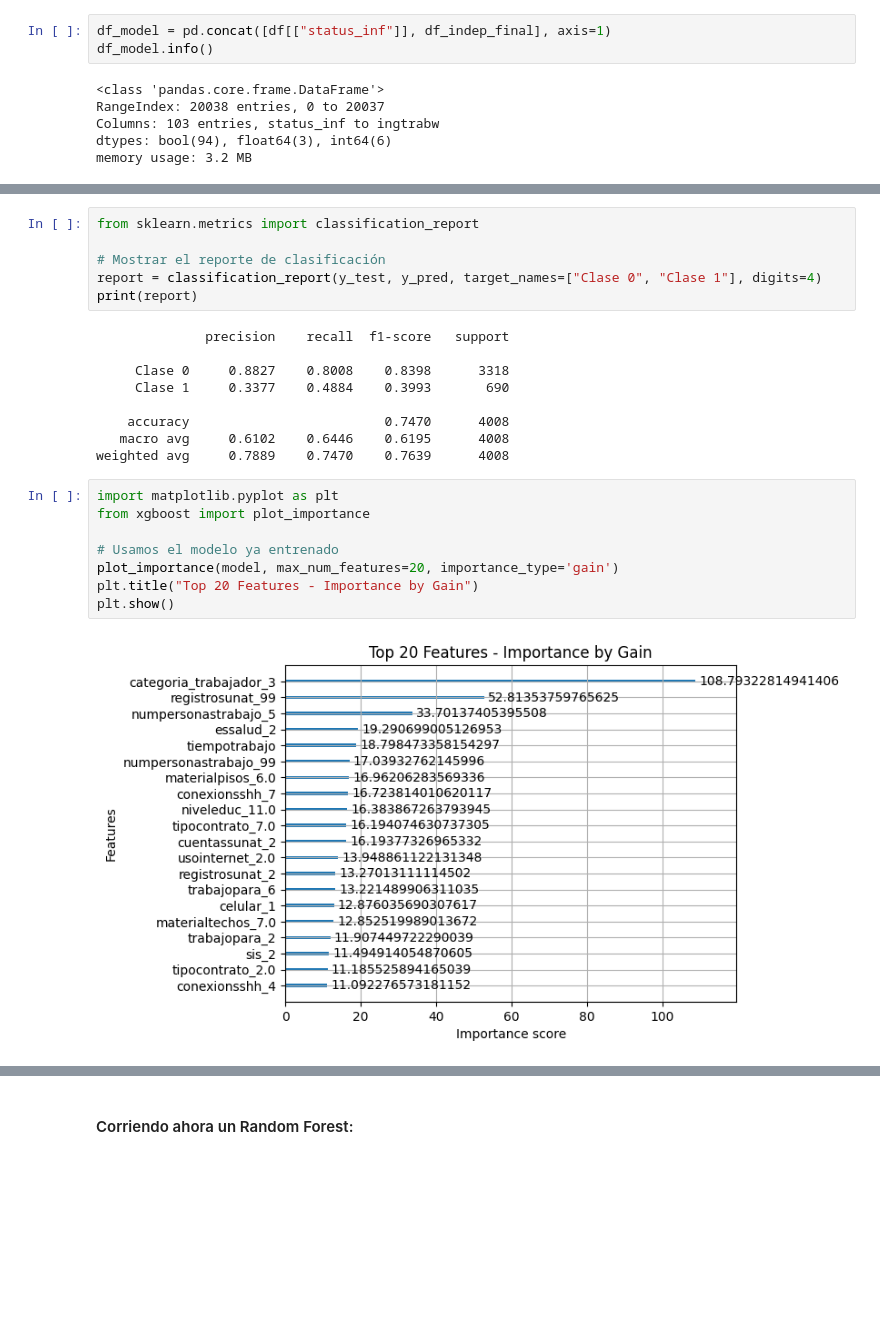
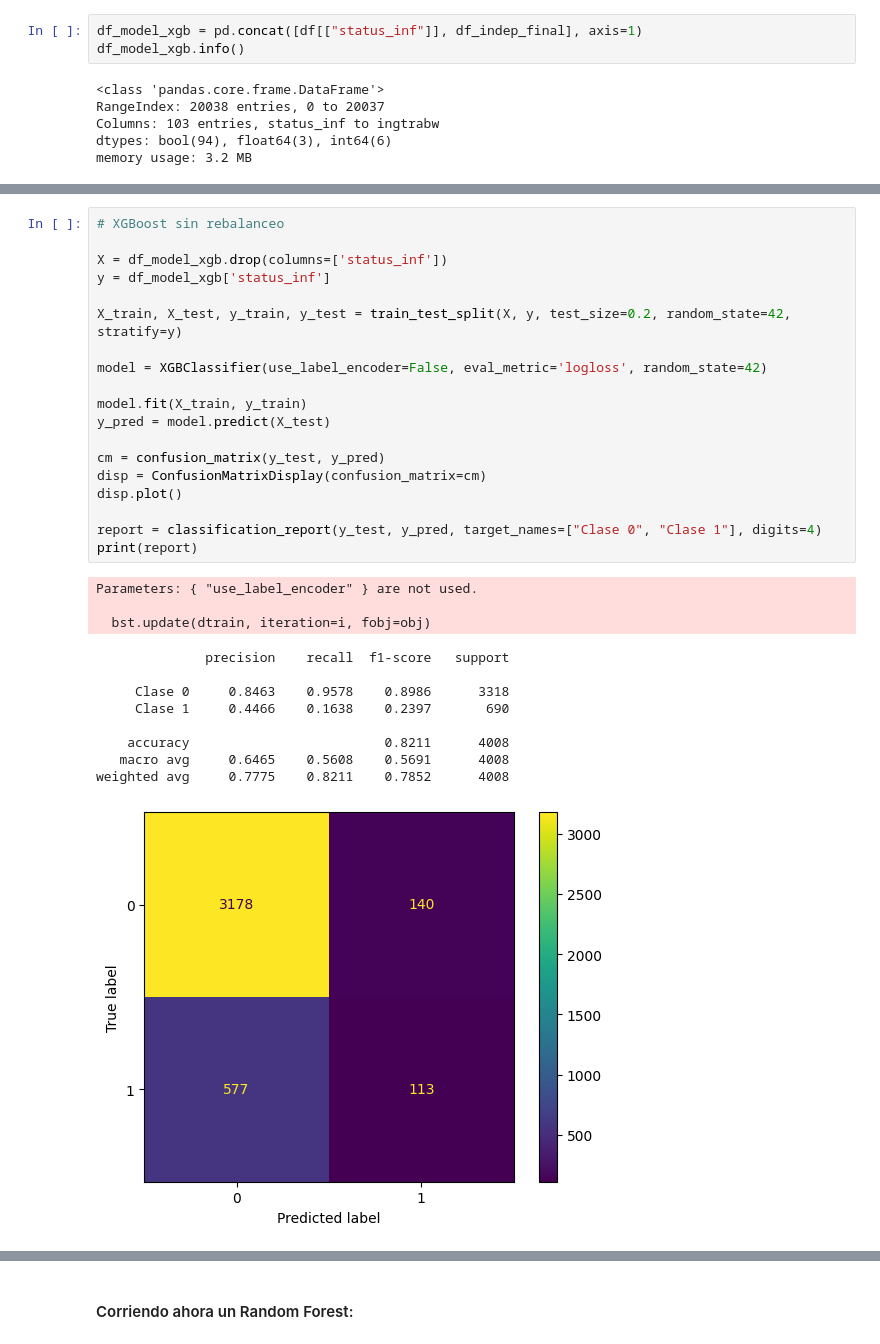
Before and after one commit to sergiocuadrosq/tesis_cyv, a Jupyter notebook: scripts/02a_final_data_prep_and_modelling.ipynb, the cells around one changed output, grey strips where cells are left out. Cells and saved outputs as stored; diff of their text form; blank space fills up the shorter version.

```diff
--- a/scripts/02a_final_data_prep_and_modelling.ipynb
+++ b/scripts/02a_final_data_prep_and_modelling.ipynb
@@ -180,6 +184,6 @@ Nuevo número de variables del dataset de variables independientes después de e
 # %%
-df_model = pd.concat([df[["status_inf"]], df_indep_final], axis=1)
-df_model.info()
+df_model_xgb = pd.concat([df[["status_inf"]], df_indep_final], axis=1)
+df_model_xgb.info()
 # %% [output]
 <class 'pandas.core.frame.DataFrame'>
 RangeIndex: 20038 entries, 0 to 20037
@@ -353,25 +193,32 @@ plt.show()
-# %%
-from sklearn.metrics import classification_report
-
-# Mostrar el reporte de clasificación
-report = classification_report(y_test, y_pred, target_names=["Clase 0", "Clase 1"], digits=4)
-print(report)
-# %% [output]
-              precision    recall  f1-score   support
-
-     Clase 0     0.8827    0.8008    0.8398      3318
-     Clase 1     0.3377    0.4884    0.3993       690
-
-    accuracy                         0.7470      4008
-   macro avg     0.6102    0.6446    0.6195      4008
-weighted avg     0.7889    0.7470    0.7639      4008
-# %%
-import matplotlib.pyplot as plt
-from xgboost import plot_importance
-
-# Usamos el modelo ya entrenado
-plot_importance(model, max_num_features=20, importance_type='gain')
-plt.title("Top 20 Features - Importance by Gain")
-plt.show()
-# %% [output]
-[figure, removed]
+# %%
+# XGBoost sin rebalanceo
+
+X = df_model_xgb.drop(columns=['status_inf'])
+y = df_model_xgb['status_inf']
+
+X_train, X_test, y_train, y_test = train_test_split(X, y, test_size=0.2, random_state=42, stratify=y)
+
+model = XGBClassifier(use_label_encoder=False, eval_metric='logloss', random_state=42)
+
+model.fit(X_train, y_train)
+y_pred = model.predict(X_test)
+
+cm = confusion_matrix(y_test, y_pred)
+disp = ConfusionMatrixDisplay(confusion_matrix=cm)
+disp.plot()
+
+report = classification_report(y_test, y_pred, target_names=["Clase 0", "Clase 1"], digits=4)
+print(report)
+# %% [output]
+Parameters: { "use_label_encoder" } are not used.
+
+  bst.update(dtrain, iteration=i, fobj=obj)
+              precision    recall  f1-score   support
+
+     Clase 0     0.8463    0.9578    0.8986      3318
+     Clase 1     0.4466    0.1638    0.2397       690
+
+    accuracy                         0.8211      4008
+   macro avg     0.6465    0.5608    0.5691      4008
+weighted avg     0.7775    0.8211    0.7852      4008
+[figure, added]
```
Also changed, not shown: parts of 27 cells of this notebook.
